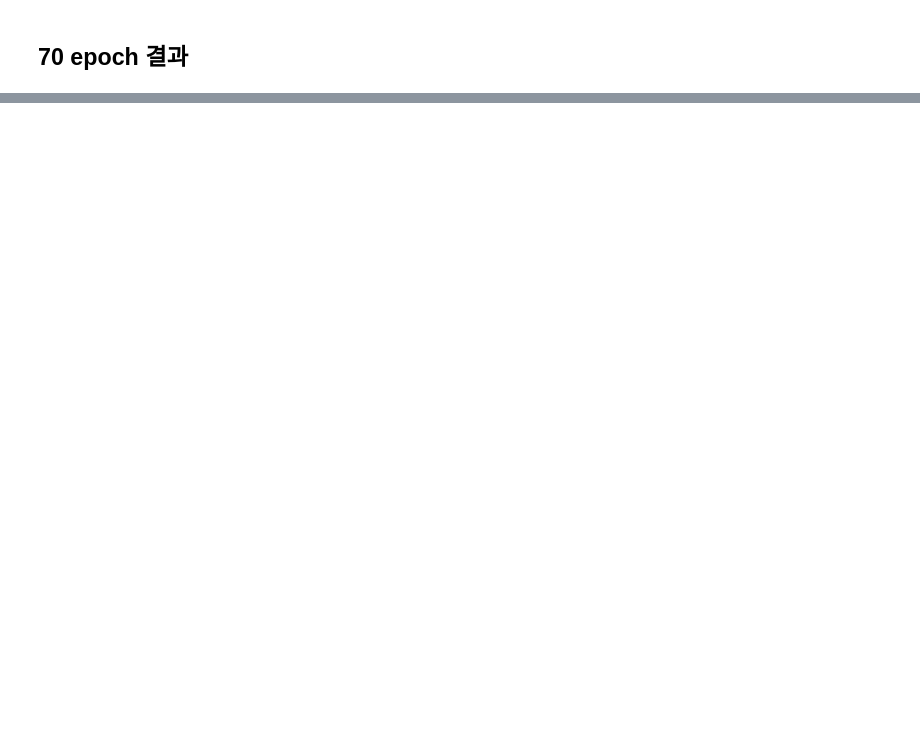
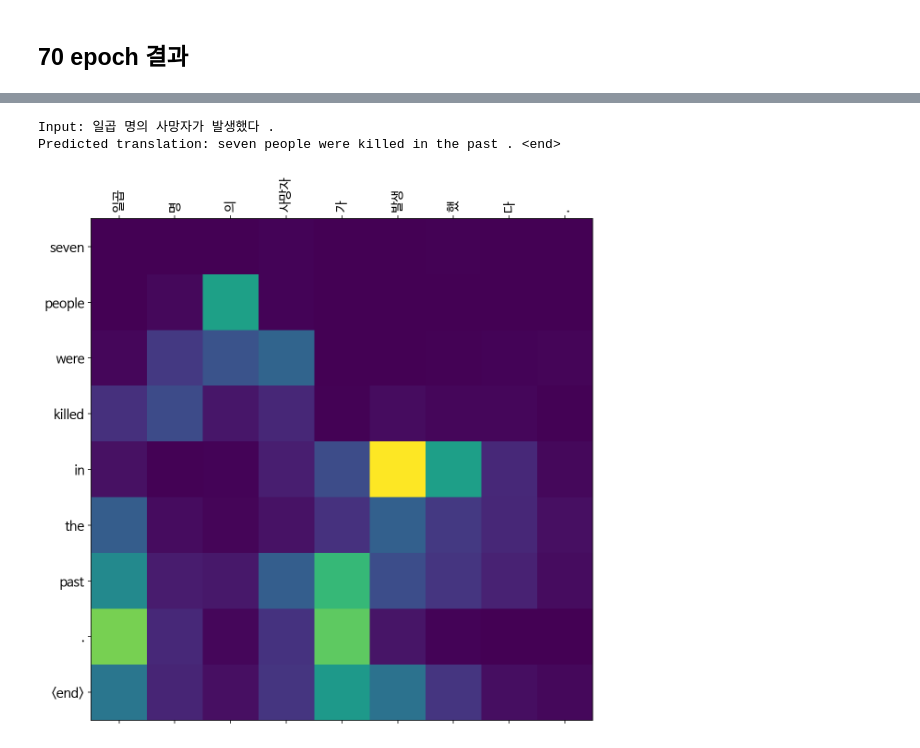
Before and after one commit to seongyeon1/aiffel, a Jupyter notebook: GoingDeeper/s2s/Seq2seq으로 번역기 만들기 [프로젝트]-v3.ipynb, the cells around one changed output, grey strips where cells are left out. Saved outputs shown, nothing was run; the diff lists cells and outputs as text; code cells hidden in the pictures; blank space fills up the shorter version.

```diff
--- a/GoingDeeper/s2s/Seq2seq으로 번역기 만들기 [프로젝트]-v3.ipynb
+++ b/GoingDeeper/s2s/Seq2seq으로 번역기 만들기 [프로젝트]-v3.ipynb
@@ -976,0 +1044,6 @@ translate(cases[3], encoder, decoder)
+# %%
+translate(cases[3], encoder, decoder)
+# %% [output]
+Input: 일곱 명의 사망자가 발생했다 .
+Predicted translation: seven people were killed in the past . <end>
+[figure, added]
```
Also changed, not shown: parts of 25 cells of this notebook.
